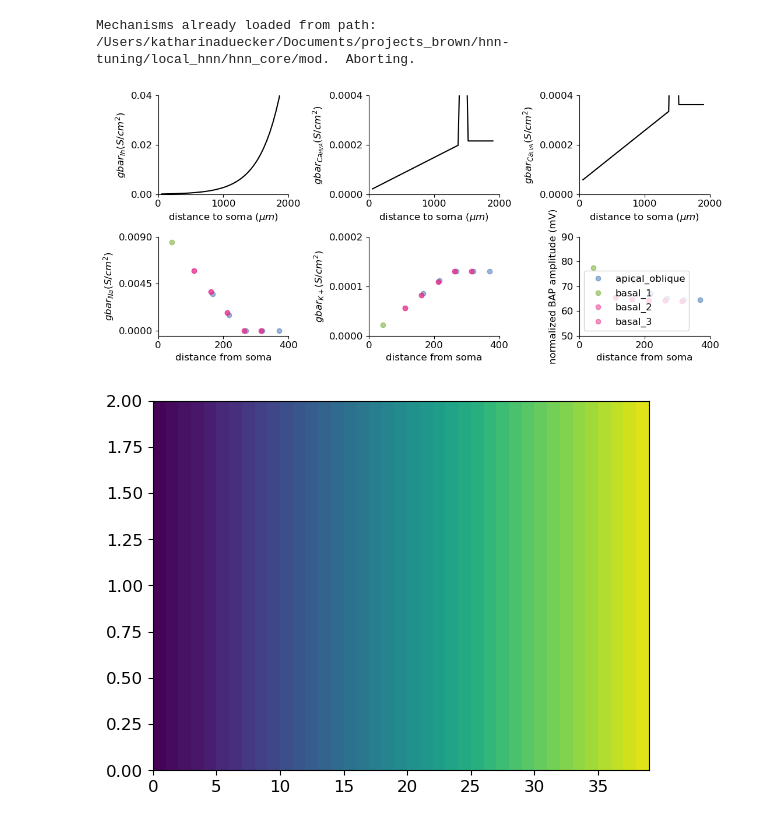
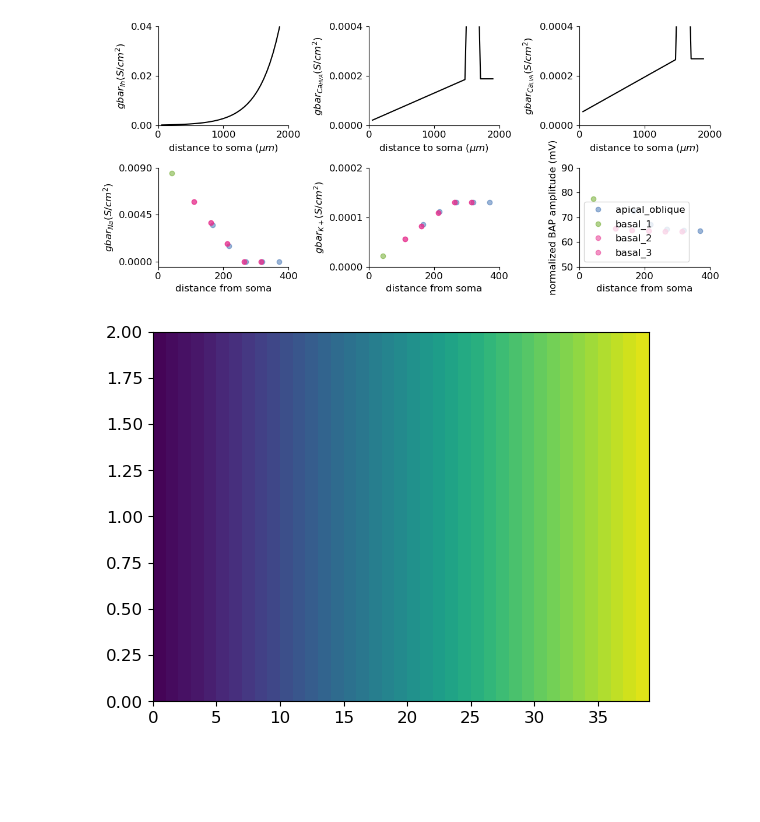
Before and after one commit to jonescompneurolab/hnn-tuning, a Jupyter notebook: new_cells_dev/cells/l5_ET_handtune.ipynb, the cells around one changed output. Saved outputs shown, nothing was run; the diff lists cells and outputs as text; code cells hidden in the pictures; blank space fills up the shorter version.

```diff
--- a/new_cells_dev/cells/l5_ET_handtune.ipynb
+++ b/new_cells_dev/cells/l5_ET_handtune.ipynb
@@ -48,8 +48,8 @@ hay_model_params = {'soma': {'NaTs2_t': 20_400e-4/2*1.2,
                                           'e': -90}},
                         'dend': {'NaTa_t': 0.0213/2,
                                 'SKv3_1': 0.000261/2,
-                                'Ca_HVA': partial(linear_gbar, 2.78e-5/2*1., 2.78e-5/2*15.5, 1500),
-                                'Ca_LVAst': partial(linear_gbar, 93.5e-6/2, 93.5e-6/2*7.75, 1500),
+                                'Ca_HVA': partial(linear_gbar, 2.78e-5/2*1., 2.78e-5/2*13.5, 1500),
+                                'Ca_LVAst': partial(linear_gbar, 93.5e-6/2, 93.5e-6/2*5.75, 1500),
                                 'SK_E2': 0.0012/2*4,#*2,#*1.6,
                                 'Ih': partial(Ih_condu_hay, 1e-4/2*1.2),
                                 'Im': 0.0000675/2,
@@ -65,37 +65,36 @@ section_params, end_pts, cell_tree = l5_params()
 section_names = list(end_pts.keys())
 
 v_init = {'soma': -69,
             'basal_1': -70,
             'basal_2': -70,
             'basal_3': -70,
             'apical_oblique': -69,
             'apical_trunk': -69,
             'apical_1': -66,
             'apical_2': -64,
-            'apical_tuft': -60}
+            'apical_tuft': -59}
 
 sections = _get_dends(section_params, 'L5Pyr', section_names, end_pts, v_init=v_init)
 sections['soma'] = _get_pyr_soma(section_params, 'L5Pyr', end_pts['soma'], v_init=v_init['soma'])
 
 mech_class = Mechs(pth_mod)
 
 
-hotzone = [1400, 1500]
+hotzone = [1500, 1700]
 l5pyr= Cell(sections, cell_tree, cell_type='L5_pyramidal', gid=0)
 l5pyr.build()
 
 l5pyr = mech_class.add_mechs(l5pyr, hay_model_params, hotzone=hotzone)
 
 
 # Show conductances
 
 fig = fig_conductances(l5pyr)
 
 fig.savefig(os.path.join(figpth, 'conductances.png'))
 fig.savefig(os.path.join(figpth, 'conductances.svg'))
 # %% [output]
-Mechanisms already loaded from path: /Users/katharinaduecker/Documents/projects_brown/hnn-tuning/local_hnn/hnn_core/mod.  Aborting.
-[figure, old version]
+[figure, new version]
 # %%
 from matplotlib import colormaps
 
```
Also changed, not shown: parts of 17 cells of this notebook, 6 other files.
